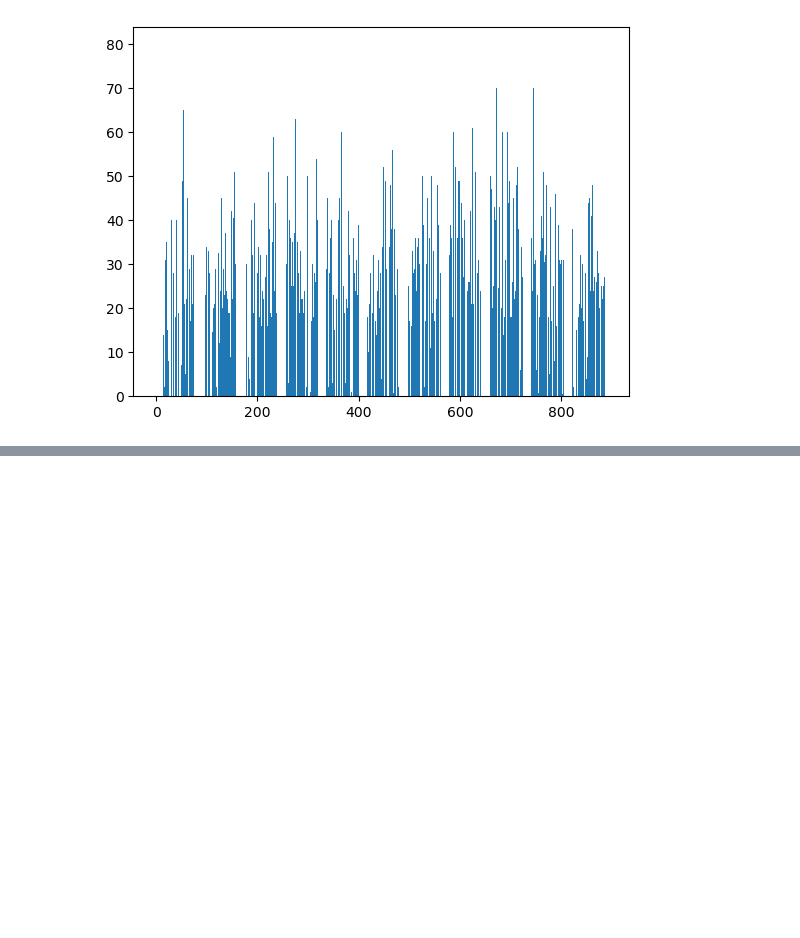
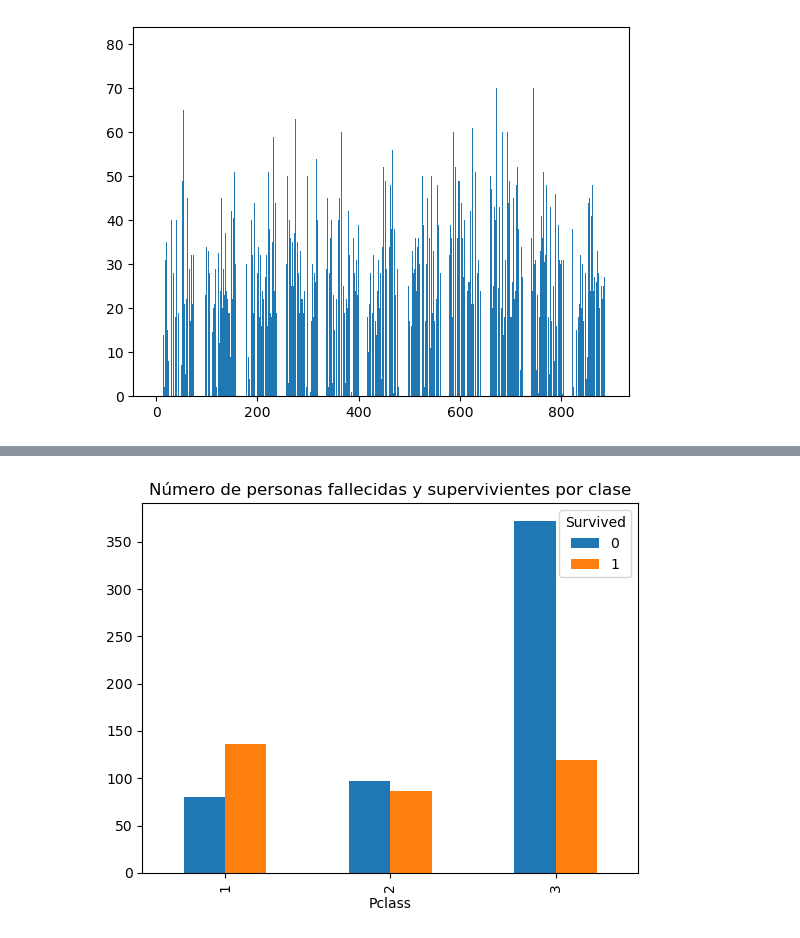
Before and after one commit to JoseBurBet/SIC-2024, a Jupyter notebook: P01/7_Semana/Clase_14.ipynb, the cells around one changed output, grey strips where cells are left out. Drawn from its saved outputs; the diff is of its cells as text; code cells hidden in the pictures; blank space fills up the shorter version.

```diff
--- a/P01/7_Semana/Clase_14.ipynb
+++ b/P01/7_Semana/Clase_14.ipynb
@@ -388,0 +454,6 @@ plt.show
+# %%
+# Diagrama de barras con el número de personas fallecidas y supervivientes de cada clase
+df.groupby(["Pclass", "Survived"]).size().unstack().plot(kind = "bar", title = "Número de personas fallecidas y supervivientes por clase")
+plt.show()
+# %% [output]
+[figure, added]
```
Also changed, not shown: parts of 5 cells of this notebook, 1 other file.
